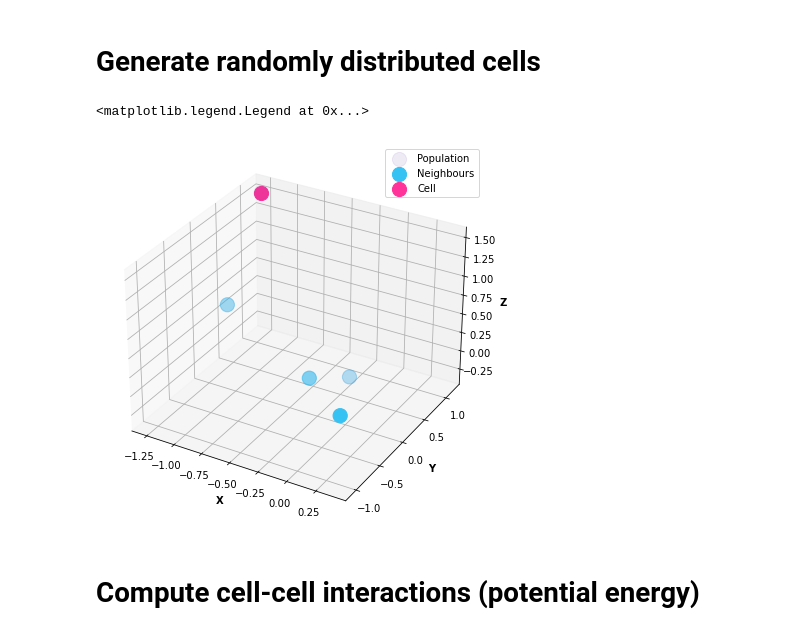
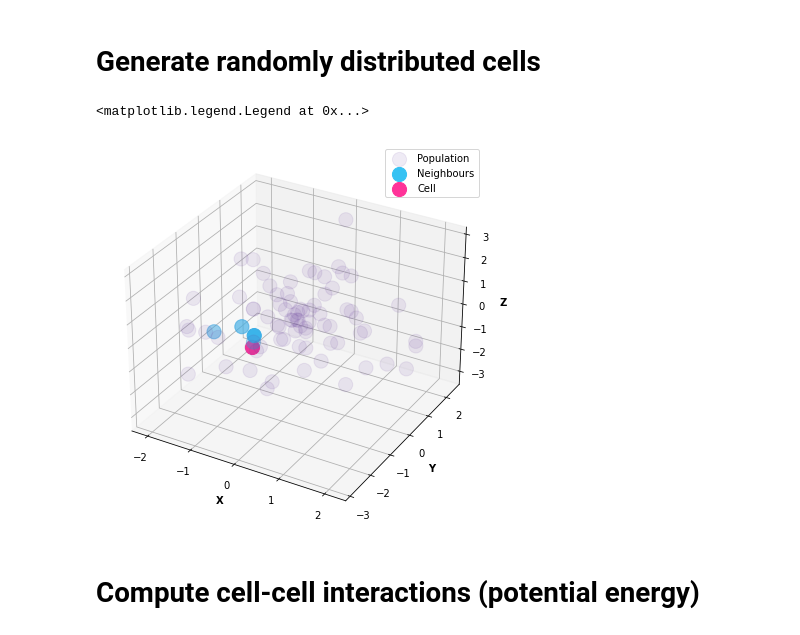
Before and after one commit to fuentesigma/furry-enigma, a Jupyter notebook: cells.ipynb, the cells around one changed output. Drawn from its saved outputs; the diff is of its cells as text; code cells hidden in the pictures.

```diff
--- a/cells.ipynb
+++ b/cells.ipynb
@@ -40,7 +40,7 @@ def unit(x, y, z):
 # Generate randomly distributed cells
 # %%
 # Number of cells
-N = 5
+N = 80
 # Maximum distance between cells
 l = 1
 # Create a population of cells randomly distributed
@@ -53,56 +53,54 @@ indices = indices[indices!=j]
 # VISPY Plots ------------------------------------------------
 ball = 200
 # Define canvas and enable interactive PoV
-canvas = scene.SceneCanvas(keys='interactive', show=True)
+canvas = scene.SceneCanvas(keys='interactive', show=True, bgcolor='white')
 poview = canvas.central_widget.add_view()
 # Call scatter plot
-scatter = visuals.Markers()
-scatter.set_data(cells, edge_width=0, face_color=palette[7], size=ball)
+scatter = visuals.Markers(pos=cells, edge_width=0, face_color=palette[7], size=ball,
+                          edge_color='white', scaling=True, spherical=True)
 # Pull scatter plot
 poview.add(scatter)
 # Type of interactive PoV
 poview.camera = 'turntable'
 # Axes of reference - optional
-axis = visuals.XYZAxis(parent=poview.scene)
+#axis = visuals.XYZAxis(parent=poview.scene)
 # ------------------------------------------------
 # Call to main for running vispy app
-if __name__ == '__main__':
-    import sys
-    if sys.flags.interactive != 1:
-        app.run()
+#if __name__ == '__main__':
+app.run()
 
 # Matplotlib -------------------------------------
 plt.close()
 fig = plt.figure(figsize=(7,7))
 ax = fig.add_subplot(projection="3d")
 # Plot population of cells
 ax.scatter(cells[:,0], cells[:,1], cells[:,2],
            marker="o",
            s=ball,
            color=palette[7],
            alpha=0.1,
            label="Population")
 # Plot neares neighbours of target cell
 ax.scatter(cells[indices.flatten()][:,0],
            cells[indices.flatten()][:,1],
            cells[indices.flatten()][:,2],
            marker="o",
            s=ball,
            color=palette[8],
            label="Neighbours")
 # Plot target cell
 ax.scatter(cells[j,0], cells[j,1], cells[j,2],
            marker="o",
            s=ball,
            color=palette[12],
            label="Cell")
 ax.set_xlabel("X", weight="bold")
 ax.set_ylabel("Y", weight="bold")
 ax.set_zlabel("Z", weight="bold")
 ax.legend()
 # %% [output]
 <matplotlib.legend.Legend at 0x...>
-[figure, old version]
+[figure, new version]
 # %% [markdown]
 # Compute cell-cell interactions (potential energy)
 # %% [markdown]
```
Also changed, not shown: parts of 4 cells of this notebook.
